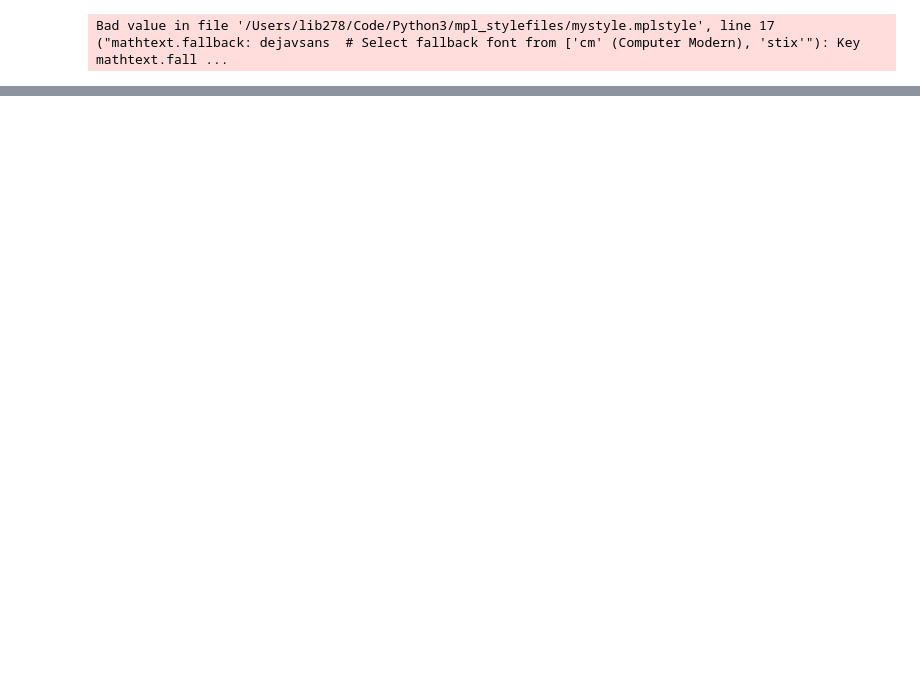
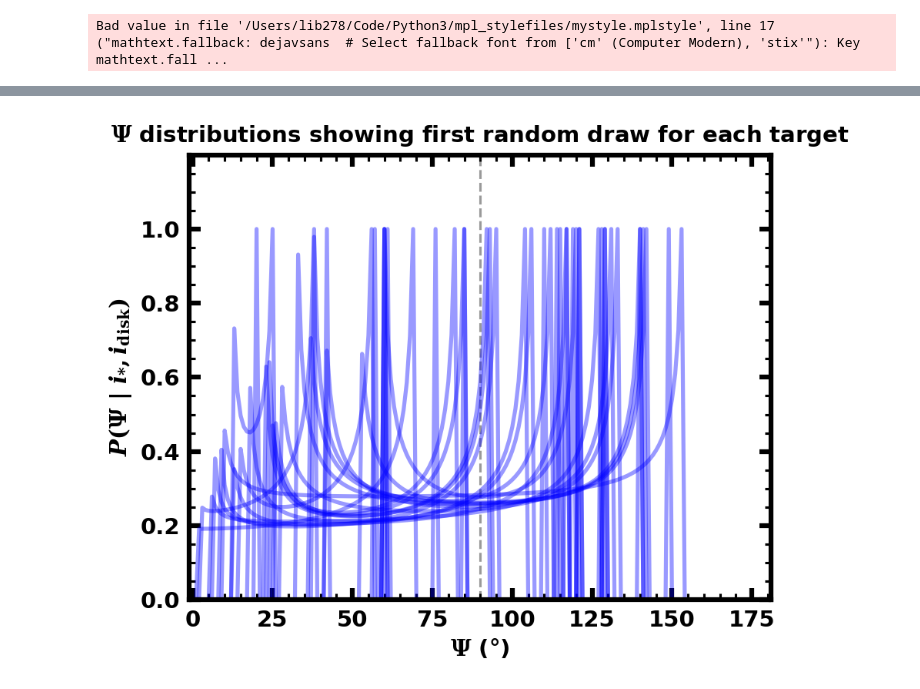
Before and after one commit to lbiddle/Obliquity_Synthesis, a Jupyter notebook: true_obliquity_test.ipynb, the cells around one changed output, grey strips where cells are left out. Drawn from its saved outputs; the diff is of its cells as text; code cells hidden in the pictures; blank space fills up the shorter version.

```diff
--- a/true_obliquity_test.ipynb
+++ b/true_obliquity_test.ipynb
@@ -364 +558,88 @@ Psi_kde_yes_retro_prior = generate_kde(data_for_Psi_kde_yes_retro_prior, possibl
+# %%
+kde_n_draws = 360  # int(5e2)
+kde_bandwidth = 5.63
+
+maxval = 0
+
+master_istars = []
+master_idisks = []
+master_Deltais = []
+
+target_Psis = {}
+all_Psis = []
+
+
+test_fig1 = plt.figure(figsize=(6.5, 5), dpi=150)
+test_fig_ax = test_fig1.add_subplot(111)
+test_fig_ax.minorticks_on()
+
+test_fig_ax.set_title(r'$\Psi$ distributions showing first random draw for each target', pad=8)
+test_fig_ax.set_xlabel(r'$\Psi$ ($\degree$)')
+test_fig_ax.set_ylabel(r'$P(\Psi$ | $i_{*}, i_{\mathrm{disk}})$')
+
+Psi_draws = []
+
+for targ_i in list(istar_choices.keys()):
+
+
+    # print(targ_i)
+
+    target_Psis[targ_i] = []
+
+    istars = istar_choices[targ_i]
+    idisks = idisk_choices[targ_i]
+
+    true_obliquities_yes_retro_prior = []
+
+    for bep in range(len(istars)):
+
+        istar = istars[bep]
+        idisk = idisks[bep]
+
+        master_istars.append(istar)
+        master_idisks.append(idisk)
+        master_Deltais.append(abs(istar - idisk))
+
+        # if targ_i == '2MASSJ11004022-7619280':
+        #     print('istar: ', istar)
+        #     print('idisk: ', idisk)
+
+
+        Psi, Prob_Psi = true_obliquity_posterior(i_star_deg=istar, i_plane_deg=idisk, dx=dx)  # , verbose=True)
+
+        if max(Prob_Psi) > 1:
+            Prob_Psi[np.where(Prob_Psi > 1)[0]] = 0
+
+        if sum(Prob_Psi) == 0:
+            print(istar)
+            print(idisk)
+            Psi_draw = [90.]*1000
+        else:
+            Psi_draw = choices(population=Psi, weights=Prob_Psi, k=1000)
+
+        Psi_draws.extend(Psi_draw)
+
+
+        # target_Psis[targ_i].append(Prob_Psi)
+        # all_Psis.append(Prob_Psi)
+
+        if bep == 0:
+            test_fig_ax.plot(Psi, Prob_Psi/max(Prob_Psi), color='blue', alpha=0.4)
+
+            if np.nanmax(Prob_Psi) > maxval:
+                maxval = np.nanmax(Prob_Psi)
+
+
+
+test_fig_ax.plot([90, 90], [0, 1.2*maxval], ls='--', color='#000000', alpha=0.40, lw=1.5, zorder=-100)
+test_fig_ax.set_ylim(0, 1.2*maxval)
+test_fig_ax.set_xlim(-1, 181)
+plt.show()
+plt.close()
+
+# Psi_draws = draw_data_for_kde(Prob_distributions=all_Psis, posterior_x_values=Psi, kde_n_draws=kde_n_draws)  # , verbose=True)
+
+# Psi_kde = generate_kde(Psi_draws, Psi, dx, kde_bandwidth)
+# %% [output]
+[figure, added]
 # %%
```
Also changed, not shown: parts of 12 cells of this notebook, 2 other files.
